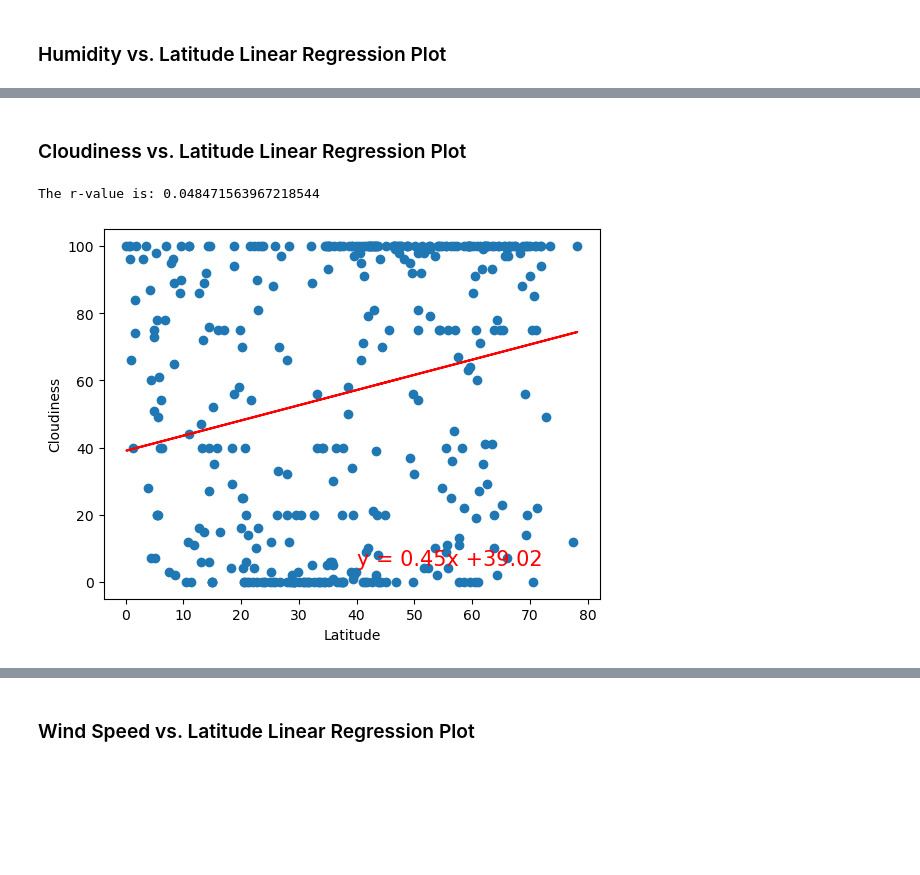
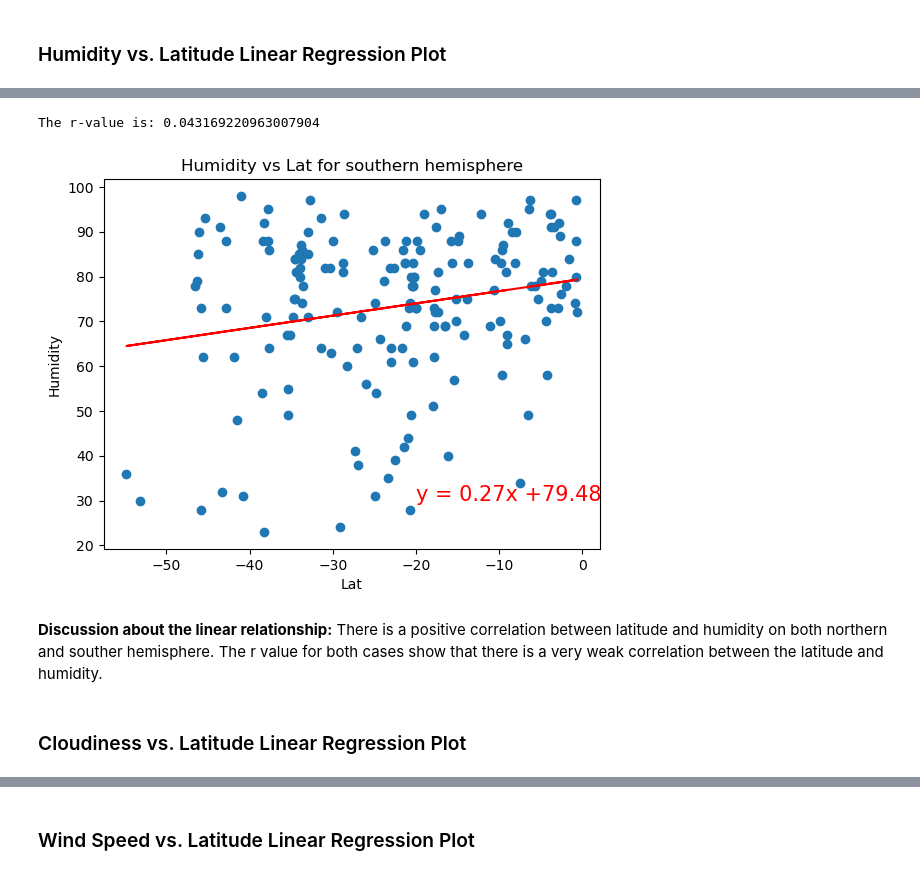
Before and after one commit to soobin83/python-api-challenge, a Jupyter notebook: WeatherPy/WeatherPy.ipynb, the cells around one changed output, grey strips where cells are left out. Saved outputs shown, nothing was run; the diff lists cells and outputs as text; code cells hidden in the pictures; blank space fills up the shorter version.

```diff
--- a/WeatherPy/WeatherPy.ipynb
+++ b/WeatherPy/WeatherPy.ipynb
@@ -479,31 +372,11 @@ The r-value is: 0.0002808747046324607
+# %%
+# Southern Hemisphere
+# Perform a linear regression on latitude vs humidity
+linear_regression(southern_hemi_df, "Lat", "Humidity", "southern", (-20,30))
+# %% [output]
+The r-value is: 0.043169220963007904
+[figure, added]
+# %% [markdown]
+**Discussion about the linear relationship:** There is a positive correlation between latitude and humidity on both northern and souther hemisphere. The r value for both cases show that there is a very weak correlation between the latitude and humidity.
 # %% [markdown]
 ### Cloudiness vs. Latitude Linear Regression Plot
-# %%
-# Northern Hemisphere
-# Perform a linear regression on latitude vs cloudiness
-x_values = northern_hemi_df["Lat"]
-y_values = northern_hemi_df["Cloudiness"]
-
-(slope, intercept, rvalue, pvalue, stderr) = linregress(x_values, y_values)
-
-# Get regression values
-regress_values = x_values * slope + intercept
-
-line_eq = "y = " + str(round(slope,2)) + "x +" + str(round(intercept,2))
-
-plt.scatter(x_values,y_values)
-plt.plot(x_values,regress_values,"r-")
-
-# Label plot and annotate the line equation
-plt.xlabel('Latitude')
-plt.ylabel('Cloudiness')
-plt.annotate(line_eq,(40,5),fontsize=15,color="red")
-
-# Print r value
-print(f"The r-value is: {rvalue**2}")
-
-# Show plot
-plt.show()
-# %% [output]
-The r-value is: 0.048471563967218544
-[figure, removed]
```
Also changed, not shown: parts of 36 cells of this notebook, 5 other files.
